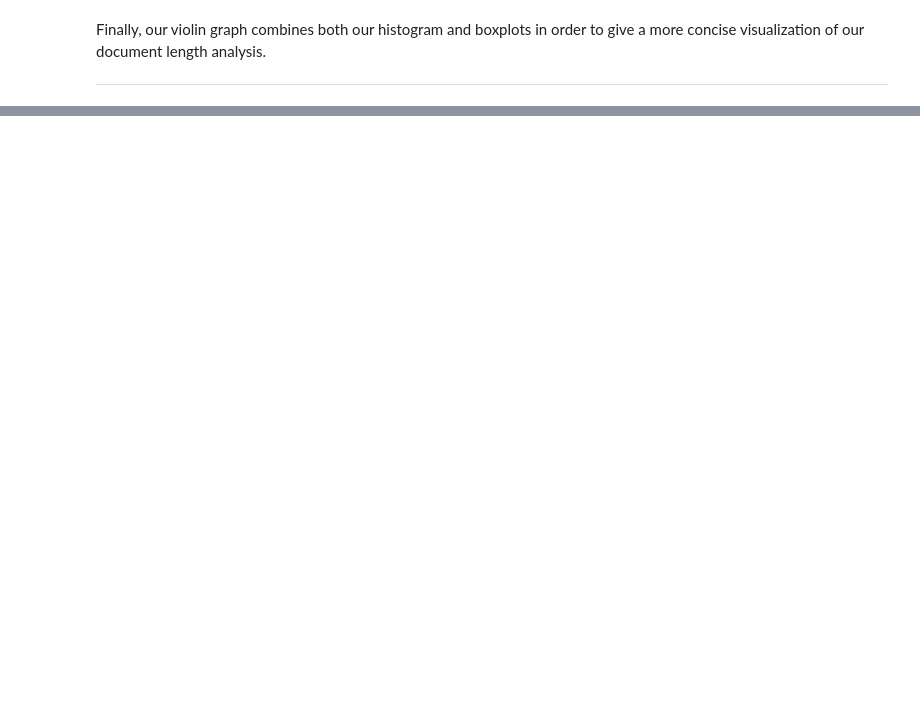
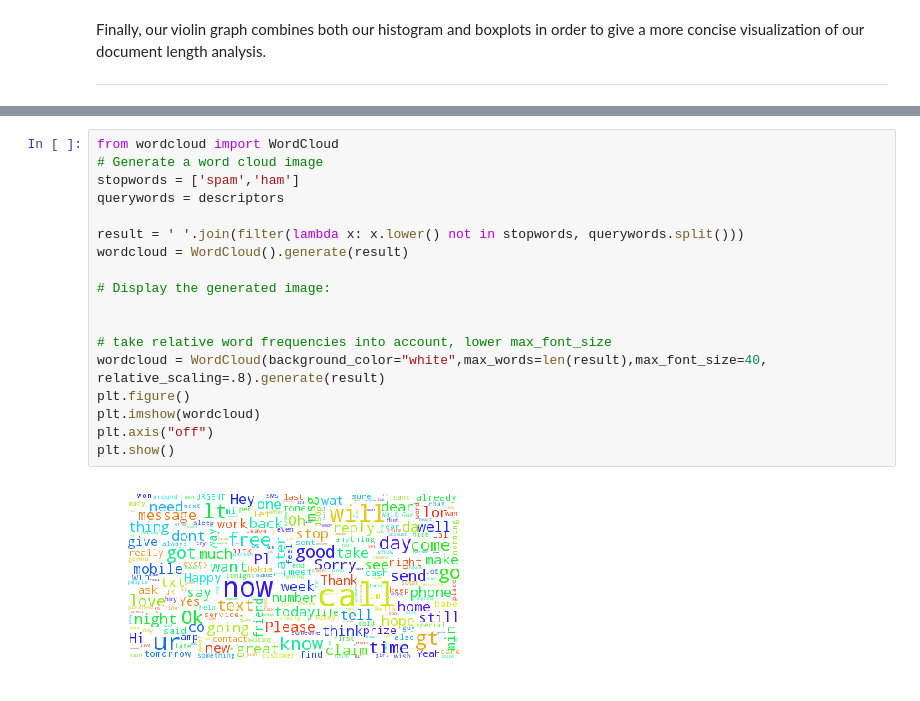
Before and after one commit to LukeWood/SpamVsHamDataAnalysis, a Jupyter notebook: DraftReport-2.ipynb, the cells around one changed output, grey strips where cells are left out. Cells and saved outputs as stored; diff of their text form; blank space fills up the shorter version.

Commit message:
added wordcloud implementation in python, basics

```diff
--- a/DraftReport-2.ipynb
+++ b/DraftReport-2.ipynb
@@ -251,3 +252,23 @@ As we can, ham has a lot of words that relate to making plans.  Come, going, jus
 Spam:
 ![spam](img/spam.png "Spam")
 In the spam word cloud, we see pretty much exactly what I would expect to see.  Words like free, cash, won, and win all make sense.  However, one really interesting thing that showed up was Nokia.
+# %%
+from wordcloud import WordCloud
+# Generate a word cloud image
+stopwords = ['spam','ham']
+querywords = descriptors
+
+result = ' '.join(filter(lambda x: x.lower() not in stopwords, querywords.split()))
+wordcloud = WordCloud().generate(result)
+
+# Display the generated image:
+
+
+# take relative word frequencies into account, lower max_font_size
+wordcloud = WordCloud(background_color="white",max_words=len(result),max_font_size=40, relative_scaling=.8).generate(result)
+plt.figure()
+plt.imshow(wordcloud)
+plt.axis("off")
+plt.show()
+# %% [output]
+[figure, added]
```
Also changed, not shown: parts of 7 cells of this notebook.
